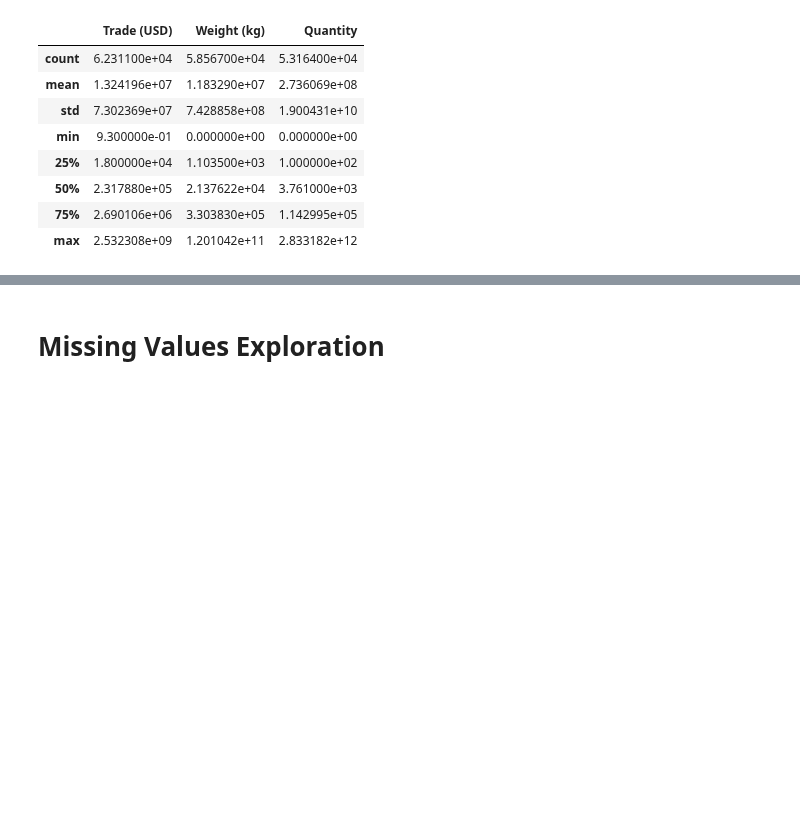
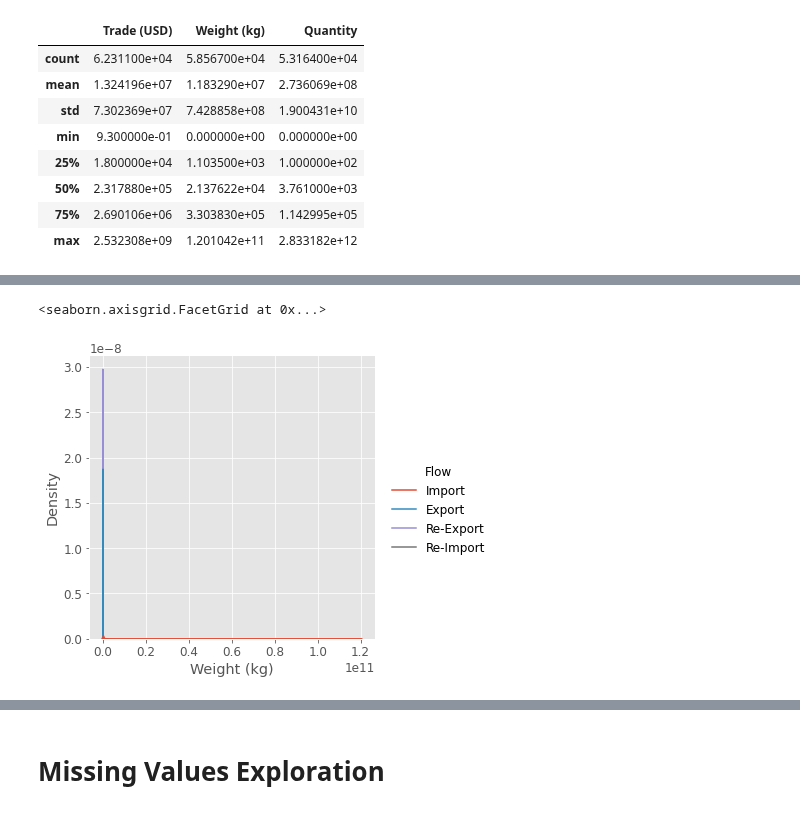
Before and after one commit to eldrigeampong/Data-Science, a Jupyter notebook: UN/Commodity Trade Statistics Database/proj2.ipynb, the cells around one changed output, grey strips where cells are left out. Cells and saved outputs as stored; diff of their text form; code cells hidden in the pictures; blank space fills up the shorter version.

```diff
--- a/UN/Commodity Trade Statistics Database/proj2.ipynb
+++ b/UN/Commodity Trade Statistics Database/proj2.ipynb
@@ -107,0 +114,5 @@ df1[['Trade (USD)', 'Weight (kg)', 'Quantity']].describe()            # weight a
+# %%
+sns.displot(df1, x='Weight (kg)', hue='Flow', kind='kde')
+# %% [output]
+<seaborn.axisgrid.FacetGrid at 0x...>
+[figure, added]
```
Also changed, not shown: parts of 27 cells of this notebook, 2 other files.
